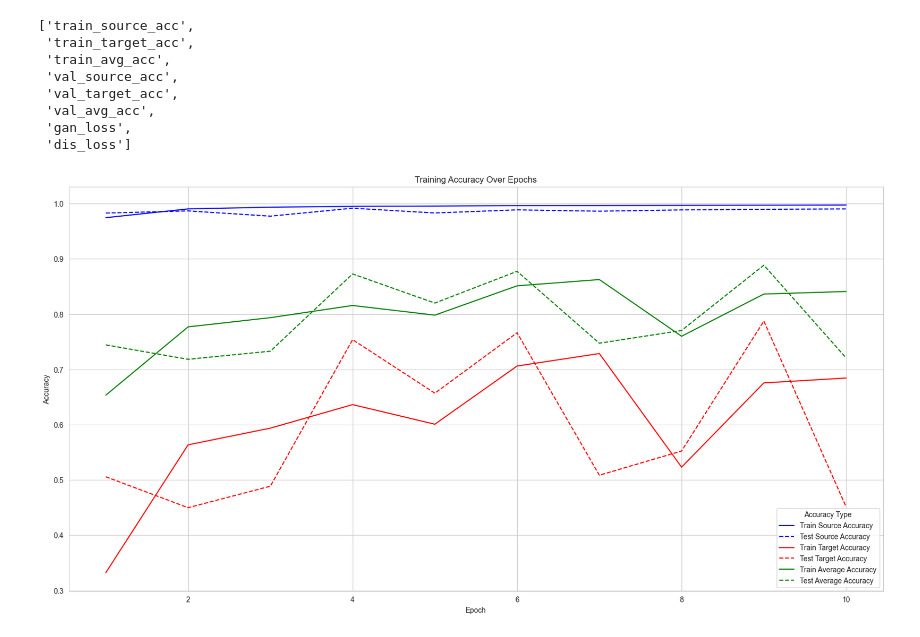
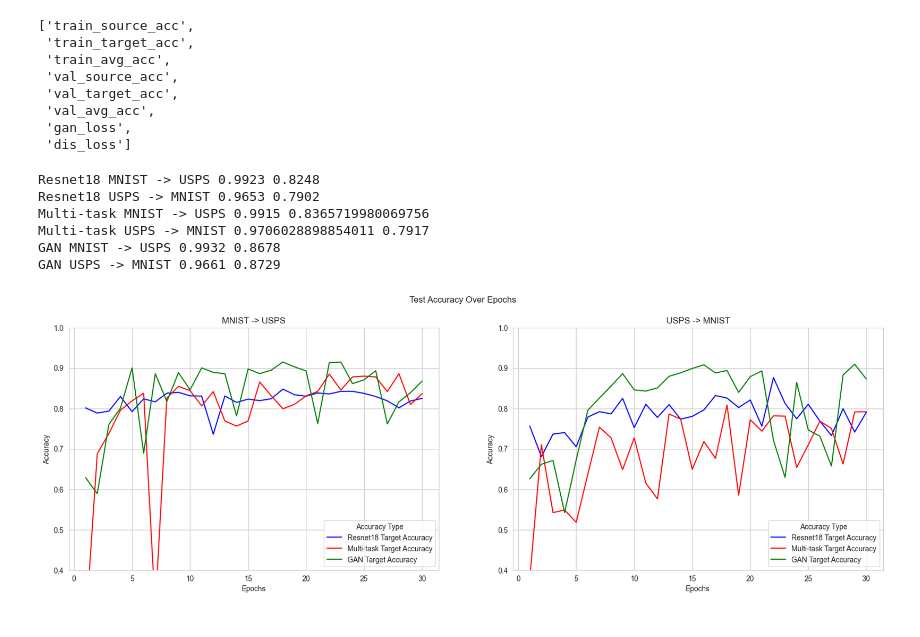
Before and after one commit to JohnOiko/single-domain, a Jupyter notebook: visualization.ipynb, the cells around one changed output. Saved outputs shown, nothing was run; the diff lists cells and outputs as text; code cells hidden in the pictures.

Commit message:
Added results and visualization.ipynb

```diff
--- a/visualization.ipynb
+++ b/visualization.ipynb
@@ -16,31 +16,68 @@ data.files
  'gan_loss',
  'dis_loss']
 # %%
-train_source_acc = data['train_source_acc']
-train_target_acc = data['train_target_acc']
-train_avg_acc = data['train_avg_acc']
-val_source_acc = data['val_source_acc']
-val_target_acc = data['val_target_acc']
-val_avg_acc = data['val_avg_acc']
+data = np.load('dump/resnet18_mnist_usps_results.npz')
+res_mnist_usps_val_target_acc = data['val_target_acc']
+print("Resnet18 MNIST -> USPS", data['val_source_acc'][-1], data['val_target_acc'][-1])
+data = np.load('dump/resnet18_usps_mnist_results.npz')
+res_usps_mnist_val_target_acc = data['val_target_acc']
+print("Resnet18 USPS -> MNIST", data['val_source_acc'][-1], data['val_target_acc'][-1])
+
+
+data = np.load('dump/resnet18_multitask_mnist_usps_results.npz')
+multi_mnist_usps_val_target_acc = data['val_target_acc']
+print("Multi-task MNIST -> USPS", data['val_source_acc'][-1], data['val_target_acc'][-1])
+data = np.load('dump/resnet18_multitask_usps_mnist_results.npz')
+multi_usps_mnist_val_target_acc = data['val_target_acc']
+print("Multi-task USPS -> MNIST", data['val_source_acc'][-1], data['val_target_acc'][-1])
+
+
+data = np.load('dump/gan_mnist_usps_results.npz')
+gan_mnist_usps_val_target_acc = data['val_target_acc']
+print("GAN MNIST -> USPS", data['val_source_acc'][-1], data['val_target_acc'][-1])
+data = np.load('dump/gan_usps_mnist_results.npz')
+gan_usps_mnist_val_target_acc = data['val_target_acc']
+print("GAN USPS -> MNIST", data['val_source_acc'][-1], data['val_target_acc'][-1])
+# %% [output]
+Resnet18 MNIST -> USPS 0.9923 0.8248
+Resnet18 USPS -> MNIST 0.9653 0.7902
+Multi-task MNIST -> USPS 0.9915 0.8365719980069756
+Multi-task USPS -> MNIST 0.9706028898854011 0.7917
+GAN MNIST -> USPS 0.9932 0.8678
+GAN USPS -> MNIST 0.9661 0.8729
 # %%
-epochs = range(1, len(train_source_acc) + 1)
+epochs = range(1, len(res_mnist_usps_val_target_acc) + 1)
 # %%
-plt.figure(figsize=(20, 10))
+fig, ax = plt.subplots(ncols=2, figsize=(20, 6))
 
-# Plotting training accuracies
-sns.lineplot(x=epochs, y=train_source_acc, label='Train Source Accuracy', color='blue', linestyle='-')
-sns.lineplot(x=epochs, y=val_source_acc, label='Test Source Accuracy', color='blue', linestyle='--')
-sns.lineplot(x=epochs, y=train_target_acc, label='Train Target Accuracy', color='red', linestyle='-')
-sns.lineplot(x=epochs, y=val_target_acc, label='Test Target Accuracy', color='red', linestyle='--')
-sns.lineplot(x=epochs, y=train_avg_acc, label='Train Average Accuracy', color='green', linestyle='-')
-sns.lineplot(x=epochs, y=val_avg_acc, label='Test Average Accuracy', color='green', linestyle='--')
+# Plotting the mnist -> usps results
+sns.lineplot(x=epochs, y=res_mnist_usps_val_target_acc, label='Resnet18 Target Accuracy', color='blue', linestyle='-', ax=ax[0])
+
+sns.lineplot(x=epochs, y=multi_mnist_usps_val_target_acc, label='Multi-task Target Accuracy', color='red', linestyle='-', ax=ax[0])
+
+sns.lineplot(x=epochs, y=gan_mnist_usps_val_target_acc, label='GAN Target Accuracy', color='green', linestyle='-', ax=ax[0])
+
+ax[0].legend(title='Accuracy Type')
+ax[0].set_title('MNIST -> USPS')
+ax[0].set_xlabel('Epochs')
+ax[0].set_ylabel('Accuracy')
+ax[0].set_ylim([0.4, 1])
+
+# Plotting the usps -> mnist results
+sns.lineplot(x=epochs, y=res_usps_mnist_val_target_acc, label='Resnet18 Target Accuracy', color='blue', linestyle='-', ax=ax[1])
+
+sns.lineplot(x=epochs, y=multi_usps_mnist_val_target_acc, label='Multi-task Target Accuracy', color='red', linestyle='-', ax=ax[1])
+
+sns.lineplot(x=epochs, y=gan_usps_mnist_val_target_acc, label='GAN Target Accuracy', color='green', linestyle='-', ax=ax[1])
 
 # Adding labels and title
-plt.title('Training Accuracy Over Epochs')
-plt.xlabel('Epoch')
-plt.ylabel('Accuracy')
-plt.legend(title='Accuracy Type')
+ax[1].legend(title='Accuracy Type')
+ax[1].set_title('USPS -> MNIST')
+ax[1].set_xlabel('Epochs')
+ax[1].set_ylabel('Accuracy')
+ax[1].set_ylim([0.4, 1])
+fig.suptitle('Test Accuracy Over Epochs')
 plt.grid(True)
 plt.show()
 # %% [output]
-[figure, old version]
+[figure, new version]
```
Also changed, not shown: parts of 3 cells of this notebook, 14 other files.
